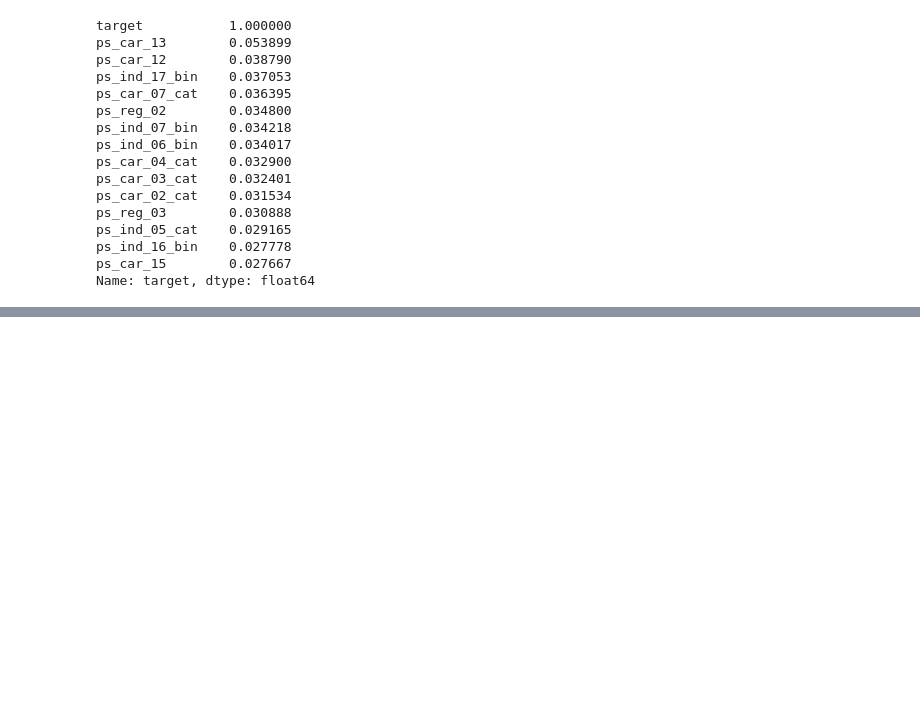
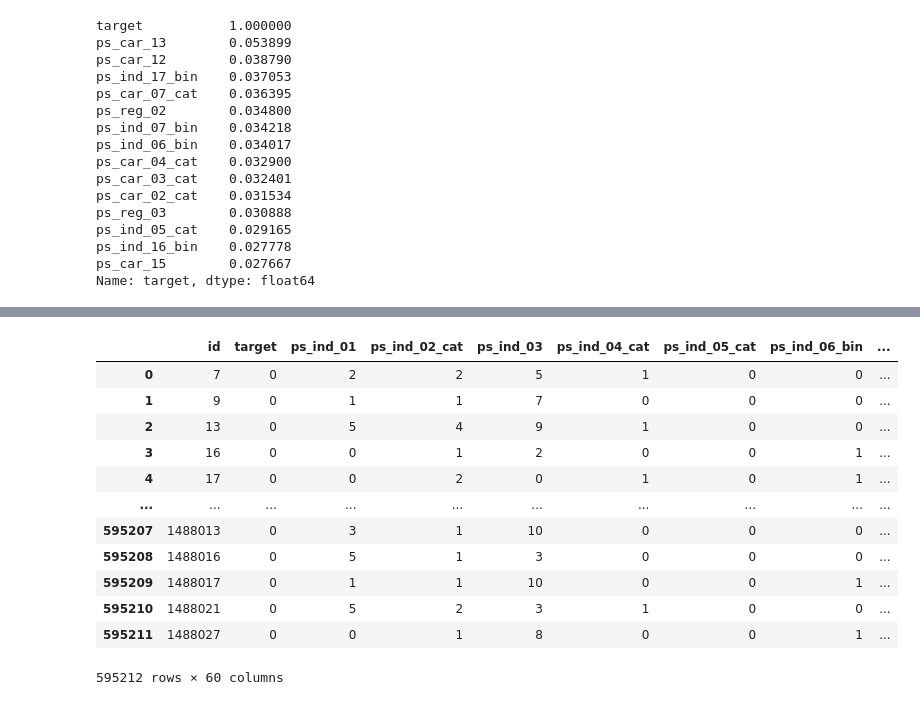
Before and after one commit to brocolies/SafeDriverPred, a Jupyter notebook: notebook/eda_init.ipynb, the cells around one changed output, grey strips where cells are left out. Drawn from its saved outputs; the diff is of its cells as text; code cells hidden in the pictures; blank space fills up the shorter version.

Commit message:
feature engineering

```diff
--- a/notebook/eda_init.ipynb
+++ b/notebook/eda_init.ipynb
@@ -257,3 +221,40 @@ ps_ind_05_cat    0.029165
 ps_ind_16_bin    0.027778
 ps_car_15        0.027667
 Name: target, dtype: float64
+# %%
+## Feature Engineering으로 무한 머리박기
+car_features = [col for col in train.columns if 'ps_car' in col]
+train['car_risk'] = train[car_features].sum(axis=1)
+
+# 타겟 정의
+X = train.drop(columns='target')
+y = train['target']
+
+# 전처리기 & 피처 생성기 정의
+interaction_fe = InteractionFeatureGenerator()
+
+# 모델 정의 / 머리 박아보면서 feature engineering 검증 -> 파이프라인 없이 과정 최소화하며 바로 검증
+model = LGBMClassifier(random_state=42)
+
+# 교차 검증 및 평가
+N_SPLITS = 5
+skf = StratifiedKFold(n_splits=N_SPLITS, shuffle=True, random_state=42)
+cv_scores = []
+
+for fold, (train_idx, val_idx) in enumerate(skf.split(X, y)):
+    X_train, y_train = X.iloc[train_idx], y.iloc[train_idx]
+    X_val, y_val = X.iloc[val_idx], y.iloc[val_idx]
+
+    model.fit(X_train, y_train)
+
+    y_pred_proba = model.predict_proba(X_val)[:, 1]
+    score = gini_normalized(y_val.values, y_pred_proba)
+    cv_scores.append(score)
+
+    print(f'Fold {fold+1} Gini Normalized: {score: .5f}')
+
+# 결과
+mean_cv_score = np.mean(cv_scores)
+std_cv_score = np.std(cv_scores)
+
+print(f'Feature Engineering CV Score: {mean_cv_score: .5f} +/- {std_cv_score: .5f}')
@@ -259,0 +279,16 @@ Name: target, dtype: float64
+# %%
+train
+# %% [output]
+|  | id | target | ps_ind_01 | ps_ind_02_cat | ps_ind_03 | ps_ind_04_cat | ps_ind_05_cat | ps_ind_06_bin | ... |
+| 0 | 7 | 0 | 2 | 2 | 5 | 1 | 0 | 0 | ... |
+| 1 | 9 | 0 | 1 | 1 | 7 | 0 | 0 | 0 | ... |
+| 2 | 13 | 0 | 5 | 4 | 9 | 1 | 0 | 0 | ... |
+| 3 | 16 | 0 | 0 | 1 | 2 | 0 | 0 | 1 | ... |
+| 4 | 17 | 0 | 0 | 2 | 0 | 1 | 0 | 1 | ... |
+| ... | ... | ... | ... | ... | ... | ... | ... | ... | ... |
+| 595207 | 1488013 | 0 | 3 | 1 | 10 | 0 | 0 | 0 | ... |
+| 595208 | 1488016 | 0 | 5 | 1 | 3 | 0 | 0 | 0 | ... |
+| 595209 | 1488017 | 0 | 1 | 1 | 10 | 0 | 0 | 1 | ... |
+| 595210 | 1488021 | 0 | 5 | 2 | 3 | 1 | 0 | 0 | ... |
+| 595211 | 1488027 | 0 | 0 | 1 | 8 | 0 | 0 | 1 | ... |
+595212 rows × 60 columns
```
Also changed, not shown: parts of 3 cells of this notebook.
